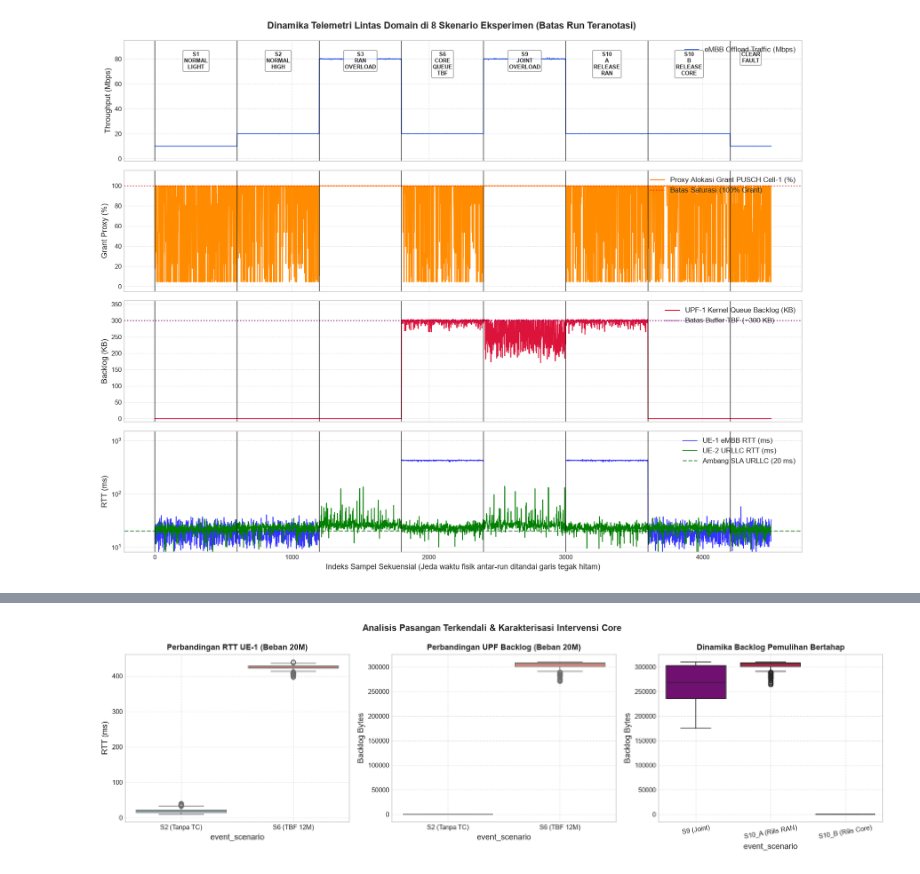
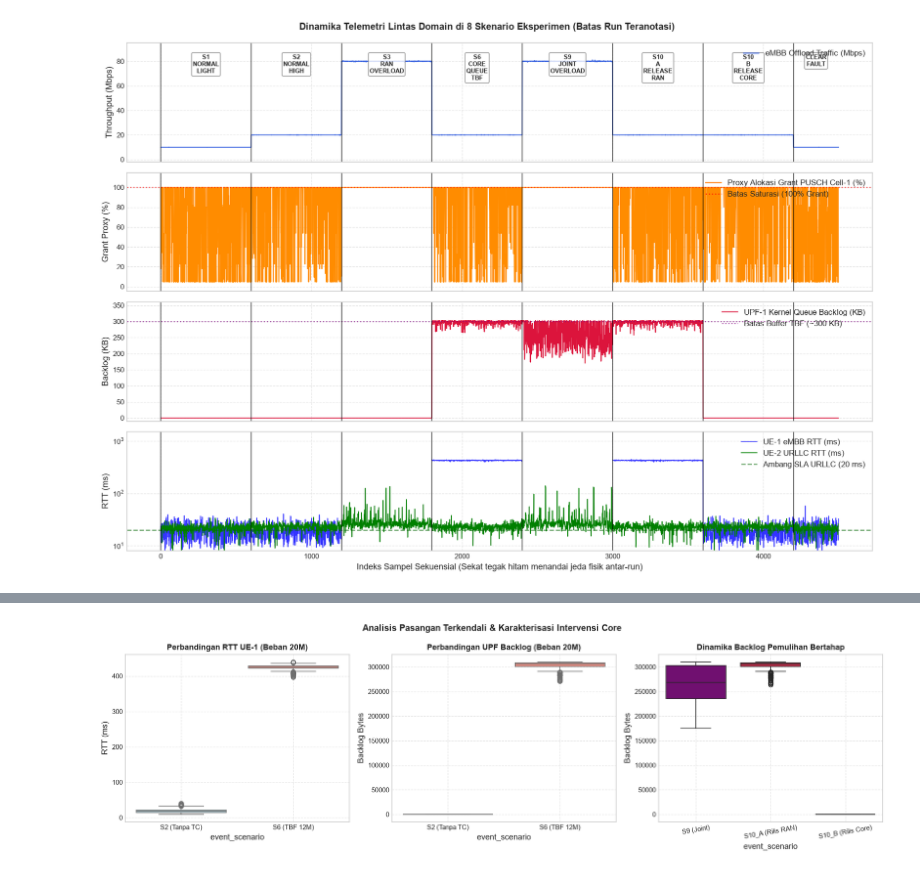
Before and after one commit to IdhulRahman/Thesis, a Jupyter notebook: experiments/01_telemetry_eda.ipynb, the cells around one changed output, grey strips where cells are left out. Drawn from its saved outputs; the diff is of its cells as text; code cells hidden in the pictures.

```diff
--- a/experiments/01_telemetry_eda.ipynb
+++ b/experiments/01_telemetry_eda.ipynb
@@ -156,18 +129,16 @@ Berikut adalah rincian statistik kelengkapan data pada masing-masing dari ke-8 r
 # %%
+# 2. Rincian integritas scraping dan telemetri per run eksperimen
 run_summary = []
 for run_id, grp in df.groupby('run_id', sort=False):
     scen = grp['event_scenario'].iloc[0]
     dom = grp['event_domain'].iloc[0]
     n_rows = len(grp)
     scrape_ok_pct = round((grp['scrape_ok'].sum() / n_rows) * 100.0, 1)
-
     s1_outage_pct = round((grp['e2e_slice1_rtt_ms'].isnull().sum() / n_rows) * 100.0, 1)
     s2_rtt_mean = round(float(grp['e2e_slice2_rtt_ms'].mean()), 2)
     s2_loss_mean = round(float(grp['e2e_slice2_loss_pct'].mean()), 1)
-
     prb_c1_mean = round(float(grp['ran_prb_cell1'].mean()), 1)
     backlog_max = int(grp['upf_backlog_bytes_embb'].max())
-    drops_total = int(grp['upf_drops_embb'].sum())
     nwdaf_status = int(grp['nwdaf_api_status'].mean())
 
     run_summary.append({
@@ -175,13 +146,13 @@ for run_id, grp in df.groupby('run_id', sort=False):
         'Skenario': scen,
         'Domain': dom,
         'Sampel': n_rows,
-        'Scrape OK': str(scrape_ok_pct) + '%',
-        'eMBB Outage': str(s1_outage_pct) + '%',
+        'Scrape OK': f'{scrape_ok_pct}%',
+        'eMBB Outage': f'{s1_outage_pct}%',
         'URLLC RTT Avg (ms)': s2_rtt_mean,
-        'URLLC Loss (%)': str(s2_loss_mean) + '%',
-        'PRB C1 Avg (%)': str(prb_c1_mean) + '%',
+        'URLLC Loss (%)': f'{s2_loss_mean}%',
+        'PRB C1 Avg (%)': f'{prb_c1_mean}%',
         'Backlog Max (B)': f'{backlog_max:,}',
-        'NWDAF API Status': nwdaf_status
+        'NWDAF Status': nwdaf_status
     })
 
 df_run_summary = pd.DataFrame(run_summary)
@@ -203,15 +215,16 @@ Sesuai arahan pengamat, kita tidak boleh menyambungkan batas run seolah-olah ter
 # %%
-fig, axes = plt.subplots(4, 1, figsize=(14, 11), sharex=True)
+# 1. Dinamika runtun waktu multi-panel (Batas run nyata teranotasi)
+fig, axes = plt.subplots(4, 1, figsize=(14, 10), sharex=True)
 x_indices = np.arange(len(df))
 
-# 1. Throughput eMBB
+# Throughput eMBB
 axes[0].plot(x_indices, df['e2e_slice1_tput_mbps'], color='royalblue', lw=1.2, label='eMBB Offload Traffic (Mbps)')
 axes[0].set_ylabel('Throughput (Mbps)')
 axes[0].set_ylim(-2, 95)
 axes[0].grid(True, ls='--', alpha=0.5)
 axes[0].legend(loc='upper right')
 
-# 2. Proxy Alokasi Grant PUSCH (ran_prb_cell1)
+# Proxy Alokasi Grant PUSCH Cell-1
 axes[1].plot(x_indices, df['ran_prb_cell1'], color='darkorange', lw=1.2, label='Proxy Alokasi Grant PUSCH Cell-1 (%)')
 axes[1].axhline(100.0, color='red', ls=':', alpha=0.7, label='Batas Saturasi (100% Grant)')
 axes[1].set_ylabel('Grant Proxy (%)')
@@ -219,39 +232,39 @@ axes[1].set_ylim(-5, 115)
 axes[1].grid(True, ls='--', alpha=0.5)
 axes[1].legend(loc='upper right')
 
-# 3. Kedalaman Antrean UPF (Backlog Bytes)
-axes[2].plot(x_indices, df['upf_backlog_bytes_embb'] / 1024.0, color='crimson', lw=1.2, label='UPF-1 Kernel Queue Backlog (KB)')
+# Kedalaman Antrean UPF (Backlog KB)
+axes[2].plot(x_indices, df['upf_backlog_kb'], color='crimson', lw=1.2, label='UPF-1 Kernel Queue Backlog (KB)')
 axes[2].axhline(300.0, color='purple', ls=':', alpha=0.7, label='Batas Buffer TBF (~300 KB)')
 axes[2].set_ylabel('Backlog (KB)')
 axes[2].set_ylim(-10, 360)
 axes[2].grid(True, ls='--', alpha=0.5)
 axes[2].legend(loc='upper right')
 
-# 4. Latensi Canary RTT UE-1 & UE-2
+# Latensi Canary RTT UE-1 & UE-2
 axes[3].plot(x_indices, df['e2e_slice1_rtt_ms'], color='blue', lw=1.0, alpha=0.8, label='UE-1 eMBB RTT (ms)')
 axes[3].plot(x_indices, df['e2e_slice2_rtt_ms'], color='green', lw=1.0, label='UE-2 URLLC RTT (ms)')
 axes[3].axhline(20.0, color='darkgreen', ls='--', alpha=0.6, label='Ambang SLA URLLC (20 ms)')
 axes[3].set_ylabel('RTT (ms)')
 axes[3].set_yscale('log')
 axes[3].set_ylim(8, 1500)
 axes[3].grid(True, ls='--', alpha=0.5)
 axes[3].legend(loc='upper right')
 
-# Batas antar-run
+# Garis sekat antar-run eksperimen
 current_idx = 0
 for run_id, grp in df.groupby('run_id', sort=False):
     scen = grp['event_scenario'].iloc[0]
     mid_point = current_idx + len(grp) / 2
     for ax in axes:
         ax.axvline(current_idx, color='black', ls='-', lw=1.2, alpha=0.6)
     label_clean = scen.replace('_', '\n')
     axes[0].text(mid_point, 86, label_clean, ha='center', va='top', fontsize=8, fontweight='bold',
                  bbox=dict(boxstyle='round,pad=0.2', facecolor='white', alpha=0.8, edgecolor='gray'))
     current_idx += len(grp)
 
-axes[3].set_xlabel('Indeks Sampel Sekuensial (Jeda waktu fisik antar-run ditandai garis tegak hitam)')
-plt.suptitle('Dinamika Telemetri Lintas Domain di 8 Skenario Eksperimen (Batas Run Teranotasi)', y=0.99, fontsize=13, fontweight='bold')
+axes[3].set_xlabel('Indeks Sampel Sekuensial (Sekat tegak hitam menandai jeda fisik antar-run)')
+plt.suptitle('Dinamika Telemetri Lintas Domain di 8 Skenario Eksperimen (Batas Run Teranotasi)', y=0.99, fontsize=12, fontweight='bold')
 plt.tight_layout()
 plt.show()
 # %% [output]
-[figure, old version]
+[figure, new version]
```
Also changed, not shown: parts of 24 cells of this notebook.
